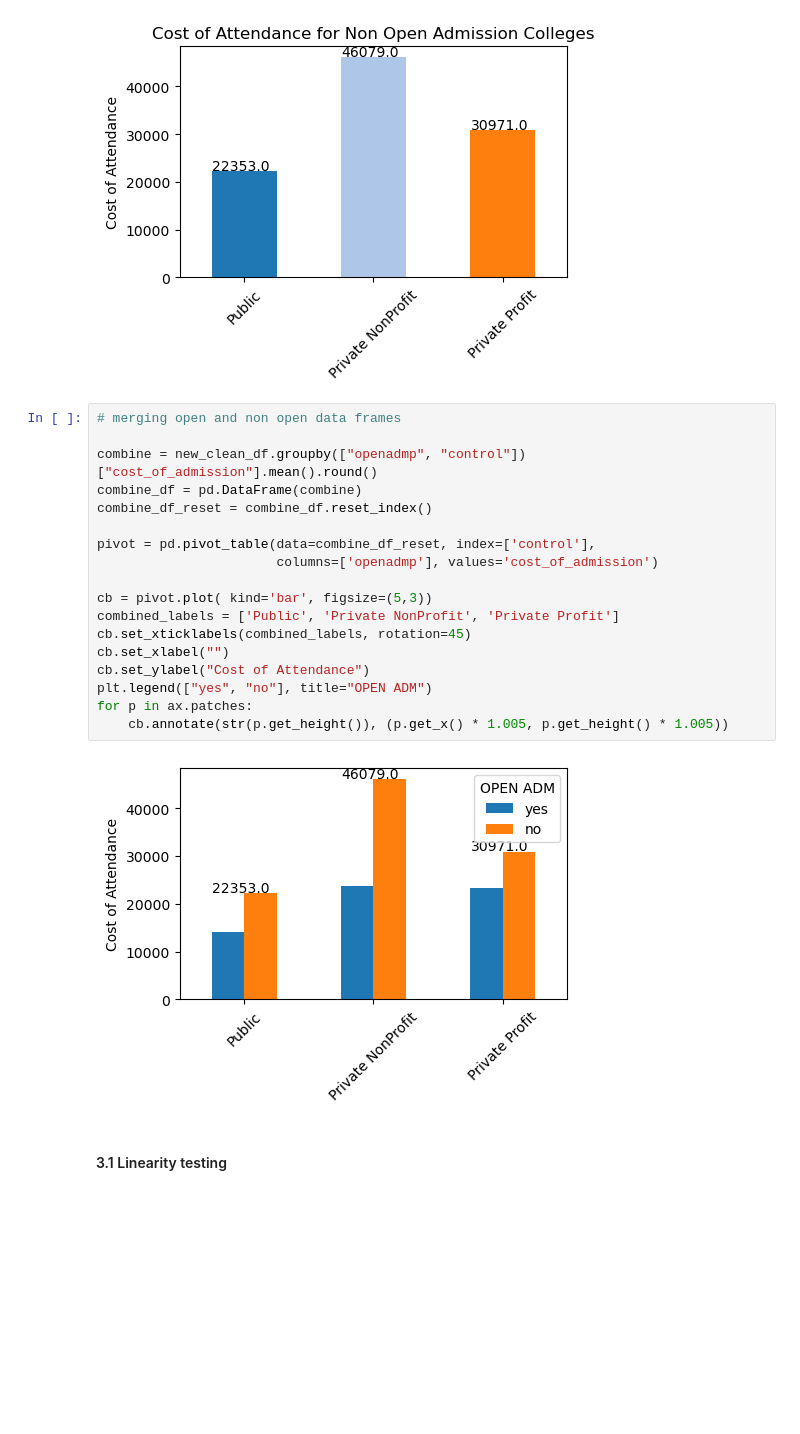
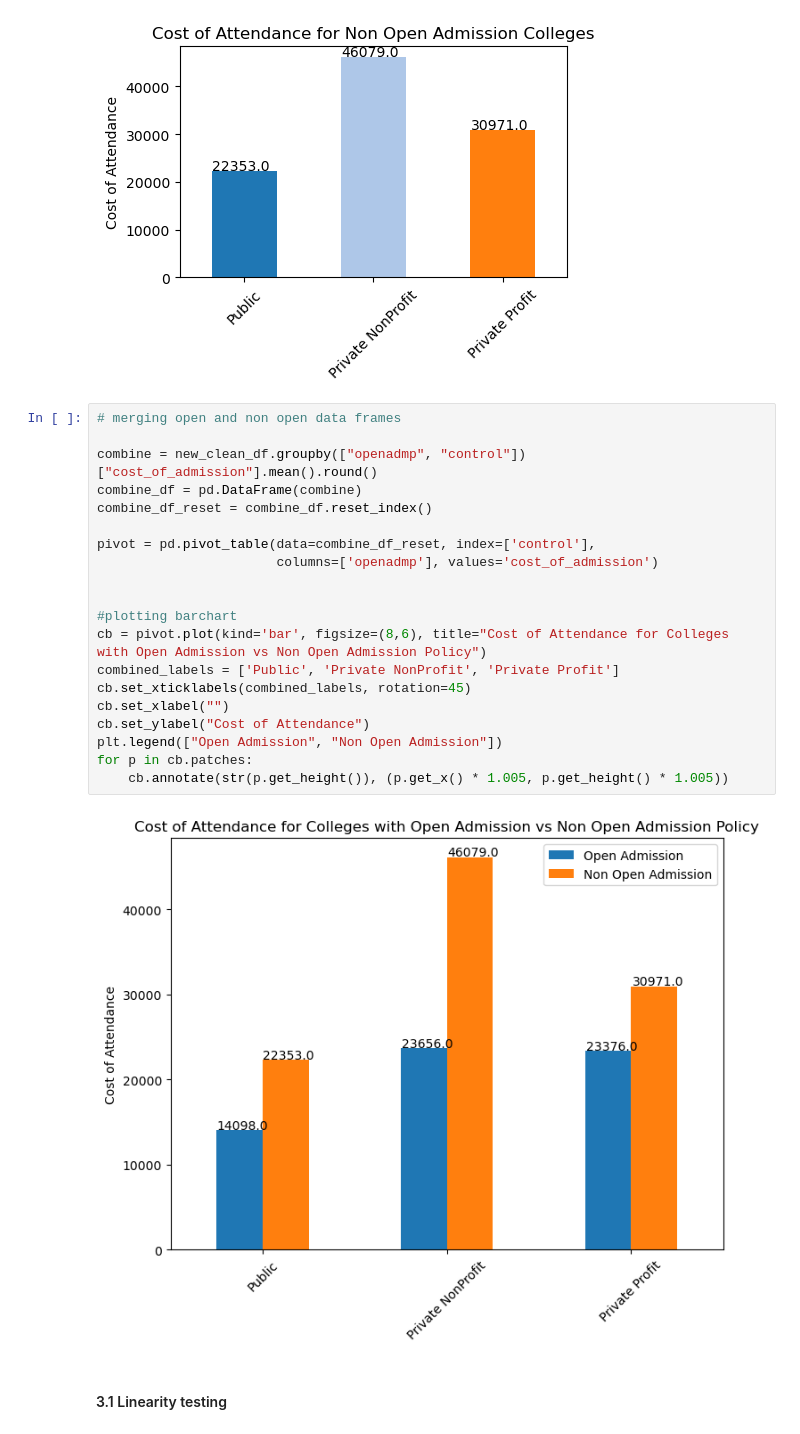
Before and after one commit to Wook22/Education_Institution_Data_Analysis, a Jupyter notebook: Education_Institution_Analysis.ipynb, the cells around one changed output. Saved outputs shown, nothing was run; the diff lists cells and outputs as text; blank space fills up the shorter version.

```diff
--- a/Education_Institution_Analysis.ipynb
+++ b/Education_Institution_Analysis.ipynb
@@ -804,23 +804,25 @@ plt.show()
 # %%
 # merging open and non open data frames
 
 combine = new_clean_df.groupby(["openadmp", "control"])["cost_of_admission"].mean().round()
 combine_df = pd.DataFrame(combine)
 combine_df_reset = combine_df.reset_index()
 
 pivot = pd.pivot_table(data=combine_df_reset, index=['control'],
                        columns=['openadmp'], values='cost_of_admission')
 
-cb = pivot.plot( kind='bar', figsize=(5,3))
+
+#plotting barchart
+cb = pivot.plot(kind='bar', figsize=(8,6), title="Cost of Attendance for Colleges with Open Admission vs Non Open Admission Policy")
 combined_labels = ['Public', 'Private NonProfit', 'Private Profit']
 cb.set_xticklabels(combined_labels, rotation=45)
 cb.set_xlabel("")
 cb.set_ylabel("Cost of Attendance")
-plt.legend(["yes", "no"], title="OPEN ADM")
-for p in ax.patches:
+plt.legend(["Open Admission", "Non Open Admission"])
+for p in cb.patches:
     cb.annotate(str(p.get_height()), (p.get_x() * 1.005, p.get_height() * 1.005))
 # %% [output]
-[figure, old version]
+[figure, new version]
 # %% [markdown]
 #### 3.1 Linearity testing
 # %%
```
Also changed, not shown: parts of 1 cell of this notebook.
